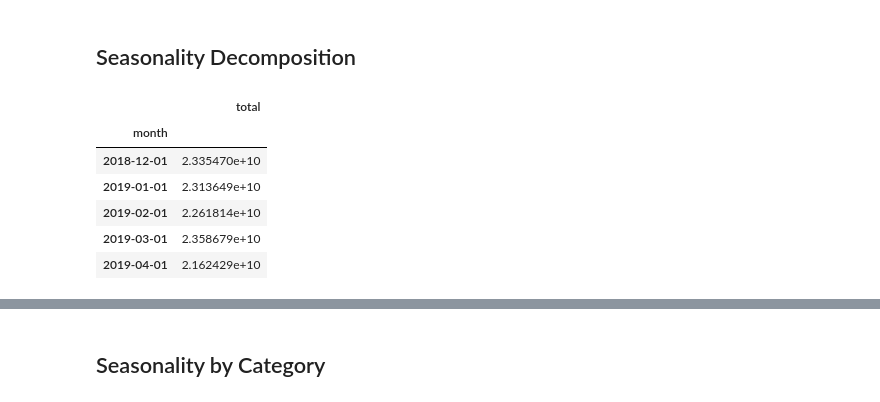
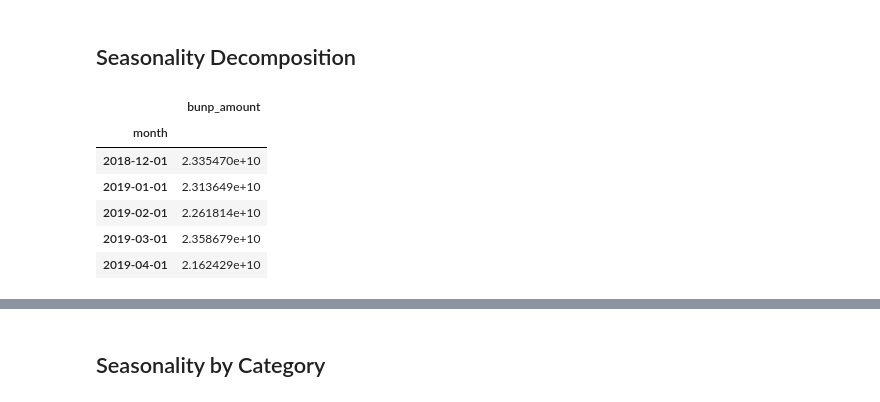
Before and after one commit to kiyoja07/python-bunjang, a Jupyter notebook: data-analysis/jupyter/bunp_seasonality.ipynb, the cells around one changed output, grey strips where cells are left out. Cells and saved outputs as stored; diff of their text form; code cells hidden in the pictures.

```diff
--- a/data-analysis/jupyter/bunp_seasonality.ipynb
+++ b/data-analysis/jupyter/bunp_seasonality.ipynb
@@ -29,0 +27,5 @@ df_bunp.tail()
+# %%
+read_path = '../csv/tmp/df_bunp.csv'
+df_bunp = pd.read_csv(read_path, dtype={'category_3':np.object, 'category_6':np.object})
+
+df_bunp.tail()
@@ -30,12 +39,12 @@ df_bunp.tail()
 # %%
 # 제품 카테고리
 
-path = '../csv/categories.csv'
+read_path = '../csv/categories.csv'
 
-df_categories = pd.read_csv(path)
+df_categories = pd.read_csv(read_path)
 
 df_categories['category'] = df_categories['category'].astype(str)
-df_categories = df_categories[['category',  'name']]
+df_categories = df_categories[['category', 'name']]
 
 df_categories.tail()
 # %% [output]
@@ -51,11 +60,10 @@ df_categories.tail()
 # merge bunp with category
 
 df_bunp_cate = pd.merge(df_bunp, df_categories, how = 'left', left_on = 'category_3', right_on = 'category')
-
-df_bunp_cate = df_bunp_cate.rename(columns = {'name_x': 'name_detail', 'name_y': 'name_general'})
+df_bunp_cate = df_bunp_cate.rename(columns = {'name_x': 'name', 'name_y': 'name_general'})
 
 df_bunp_cate_general = df_bunp_cate.groupby(['month', 'name_general']).agg({'bunp_amount': 'sum'}).unstack()
-df_bunp_cate_detail = df_bunp_cate.groupby(['month', 'name_detail']).agg({'bunp_amount': 'sum'}).unstack()
 
 df_bunp_cate_general['total'] = df_bunp_cate_general[:].sum(axis=1)
-df_bunp_cate_detail['total'] = df_bunp_cate_detail[:].sum(axis=1)
+
+df_bunp_cate.tail()
@@ -89,11 +100,12 @@ df_bunp_cate_general.corr()
 # %%
 # 전체 거래액 분해
 
 df_bunp_cate_general_agg = df_bunp_cate_general.groupby(['month']).agg({'total': 'sum'})
+df_bunp_cate_general_agg = df_bunp_cate_general_agg.rename(columns = {'total': 'bunp_amount'})
 
 df_bunp_cate_general_agg.tail()
 # %% [output]
-|  | total |
+|  | bunp_amount |
 | month |  |
 | 2018-12-01 | 2.335470e+10 |
 | 2019-01-01 | 2.313649e+10 |
```
Also changed, not shown: parts of 15 cells of this notebook, 3 other files.
